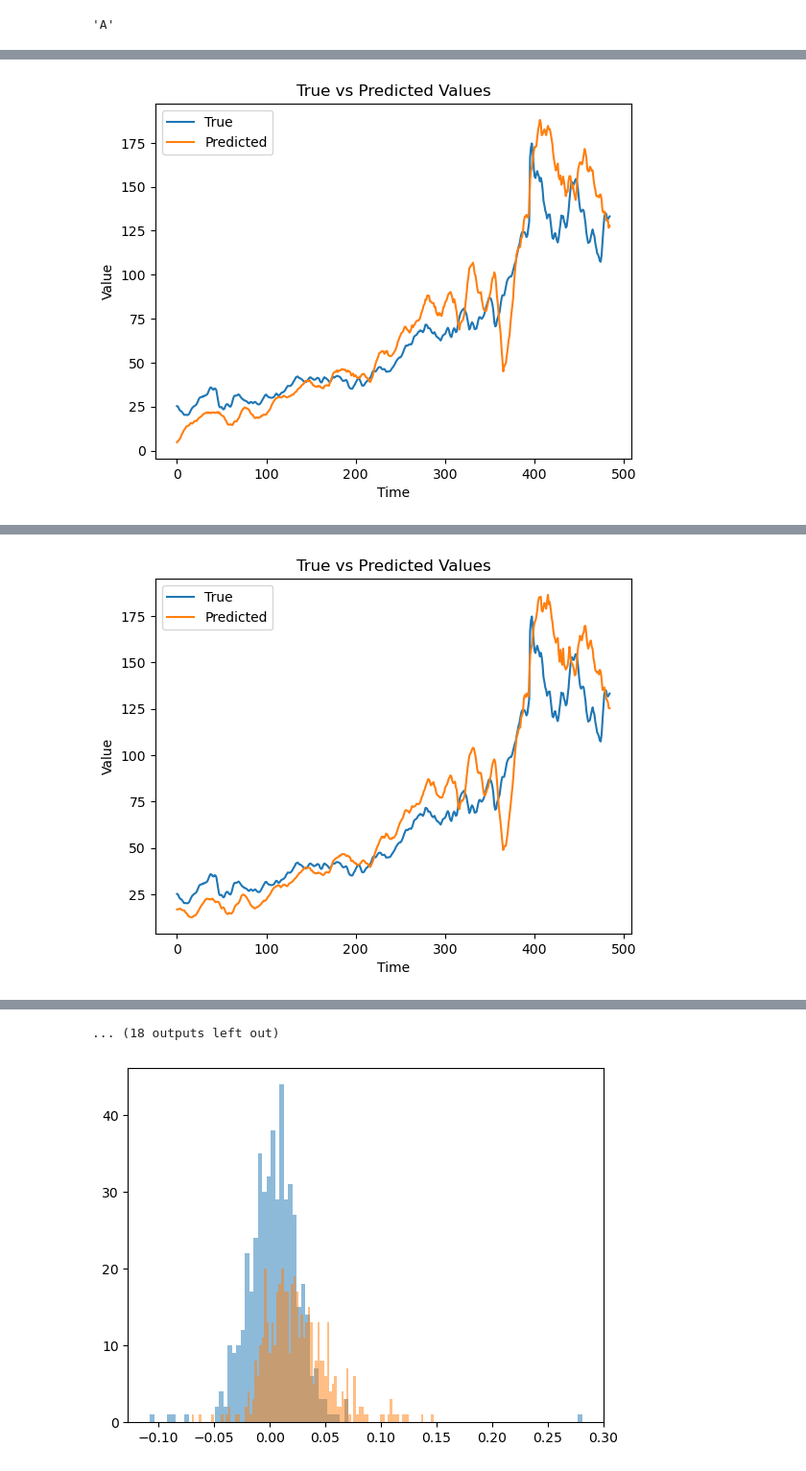
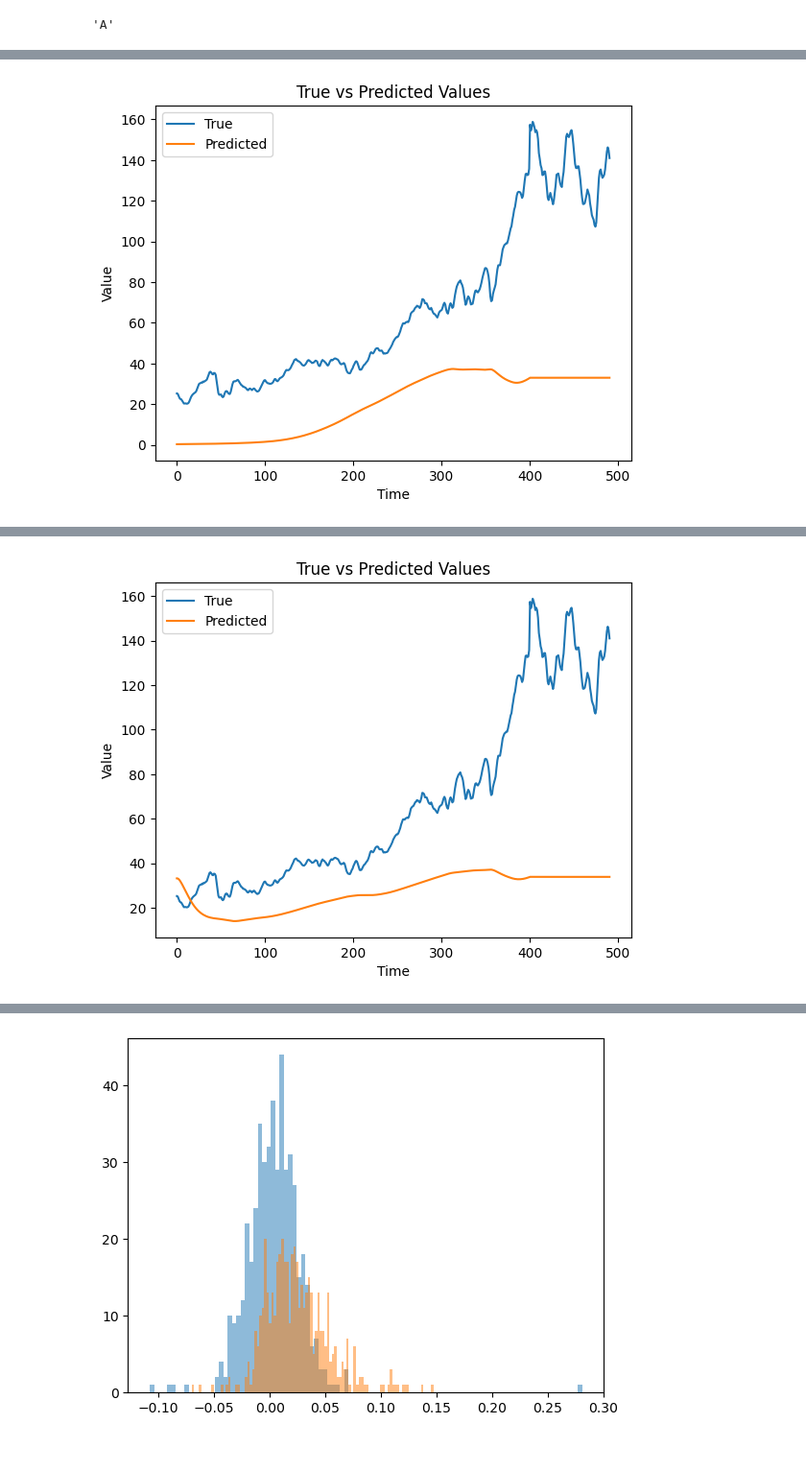
Before and after one commit to daniel620/Trustworthy-GNN-for-Financial-Time-Series, a Jupyter notebook: train.ipynb, the cells around one changed output, grey strips where cells are left out. Shown: that part at 96% size. Saved outputs shown, nothing was run; the diff lists cells and outputs as text; code cells hidden in the pictures.

```diff
--- a/train.ipynb
+++ b/train.ipynb
@@ -55,6 +55,7 @@ plt.show()
 from graph_model import TempGNN
 from tqdm.notebook import tqdm
 from torch_geometric.nn import GCNConv, GINConv
+from torch_geometric.nn.models import GIN
 
 
 # seed
@@ -62,7 +63,7 @@ torch.manual_seed(2024)
 
 devce = torch.device("mps") if torch.backends.mps.is_available() else torch.device("cpu")
 
-model = TempGNN(window_size).to(devce)
+model = TempGNN(input_length=window_size, temp_emb_dim=32, mpnn=GIN, emb_class="LSTM").to(devce)
 optimizer = torch.optim.Adam(model.parameters(), lr=0.0001)
 edge_index = torch.nonzero(torch.tensor(adj)).t().contiguous().to(devce)
 
@@ -129 +130 @@ epoch:  0 loss:  0.7686247716976118 test loss:  0.7799971375200484
-[figure, old version]
+[figure, new version]
@@ -131 +132 @@ epoch:  1 loss:  0.7647681827786602 test loss:  0.7790740344259474
-[figure, old version]
+[figure, new version]
@@ -140,4 +134,3 @@ epoch:  5 loss:  0.7517510405069665 test loss:  0.7728177944819132
-... (18 outputs left out)
 # %%
 import pandas as pd
 true_df = pd.DataFrame(y_history['true'])
```
Also changed, not shown: parts of 4 cells of this notebook, 1 other file.
